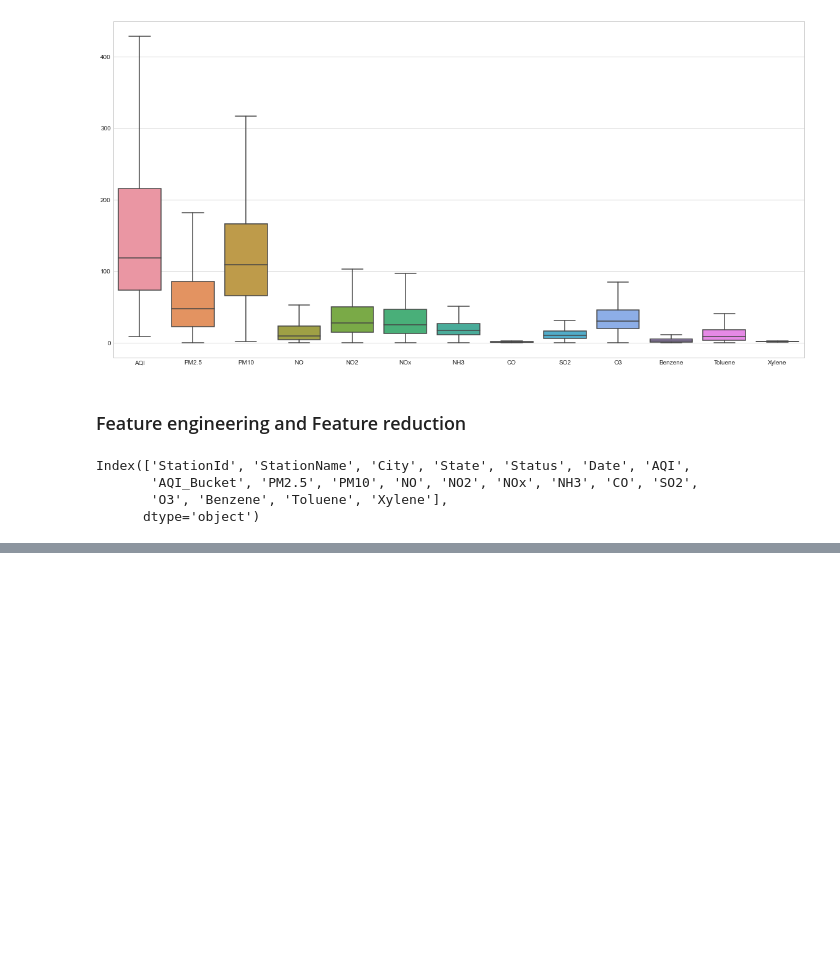
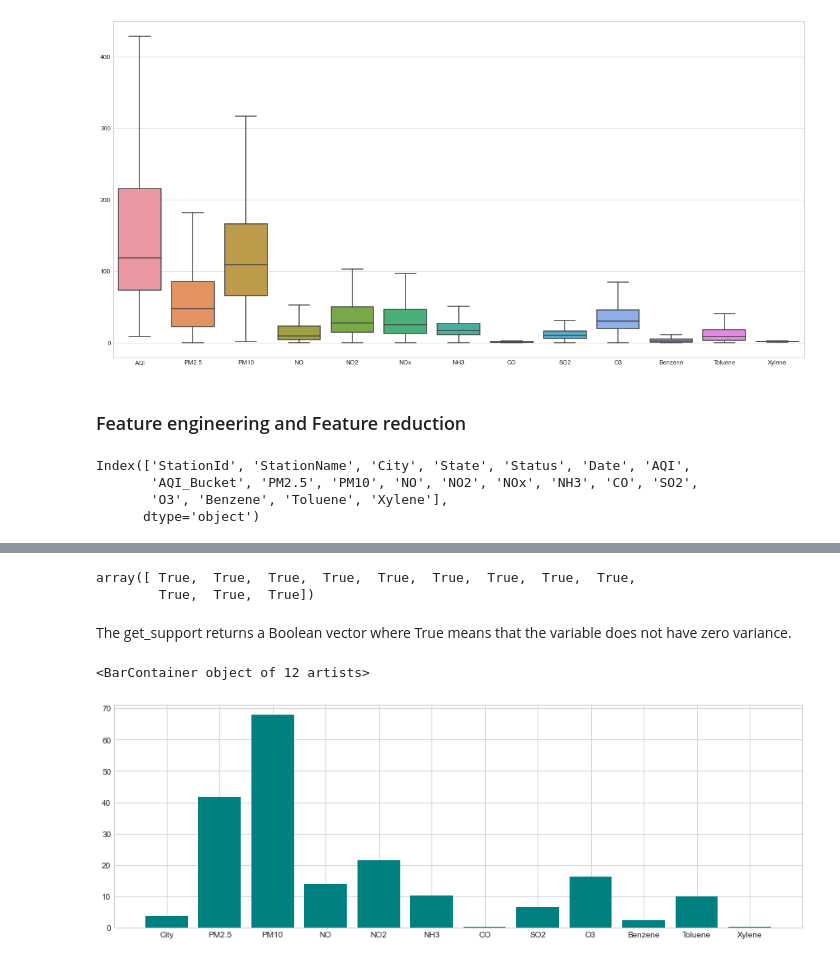
Before and after one commit to harikrish242/ICT_Main_Project, a Jupyter notebook: B2_T1_Main_Project.ipynb, the cells around one changed output, grey strips where cells are left out. Cells and saved outputs as stored; diff of their text form; code cells hidden in the pictures; blank space fills up the shorter version.

Commit message:
Add files via upload
preprocessing updates

```diff
--- a/B2_T1_Main_Project.ipynb
+++ b/B2_T1_Main_Project.ipynb
@@ -696,0 +747,3 @@ Index(['StationId', 'StationName', 'City', 'State', 'Status', 'Date', 'AQI',
+# %%
+#dropping NOx from the dataset
+X_new.drop('NOx',axis=1,inplace=True)
@@ -696,0 +758,5 @@ Index(['StationId', 'StationName', 'City', 'State', 'Status', 'Date', 'AQI',
+# %%
+#Label encoding the categorical columns
+from sklearn.preprocessing import LabelEncoder
+le=LabelEncoder()
+X_new['City']=le.fit_transform(X_new['City'])
@@ -696,0 +808,22 @@ Index(['StationId', 'StationName', 'City', 'State', 'Status', 'Date', 'AQI',
+# %%
+#using variance threshold method to check whether all the feature are having data variance
+from sklearn.feature_selection import VarianceThreshold
+
+
+#Resetting The value of x to make it non categorical
+
+v_threshold = VarianceThreshold(threshold=0)
+v_threshold.fit(X_new)
+v_threshold.get_support()
+# %% [output]
+array([ True,  True,  True,  True,  True,  True,  True,  True,  True,
+        True,  True,  True])
+# %% [markdown]
+The get_support returns a Boolean vector where True means that the variable does not have zero variance.
+# %%
+mean_abs_diff = np.sum(np.abs(X_new-np.mean(X_new,axis=0)),axis=0)/X_new.shape[0]
+plt.figure(figsize=(15,5))
+plt.bar(X_new.columns,mean_abs_diff,color='Teal')
+# %% [output]
+<BarContainer object of 12 artists>
+[figure, added]
```
Also changed, not shown: parts of 21 cells of this notebook.
